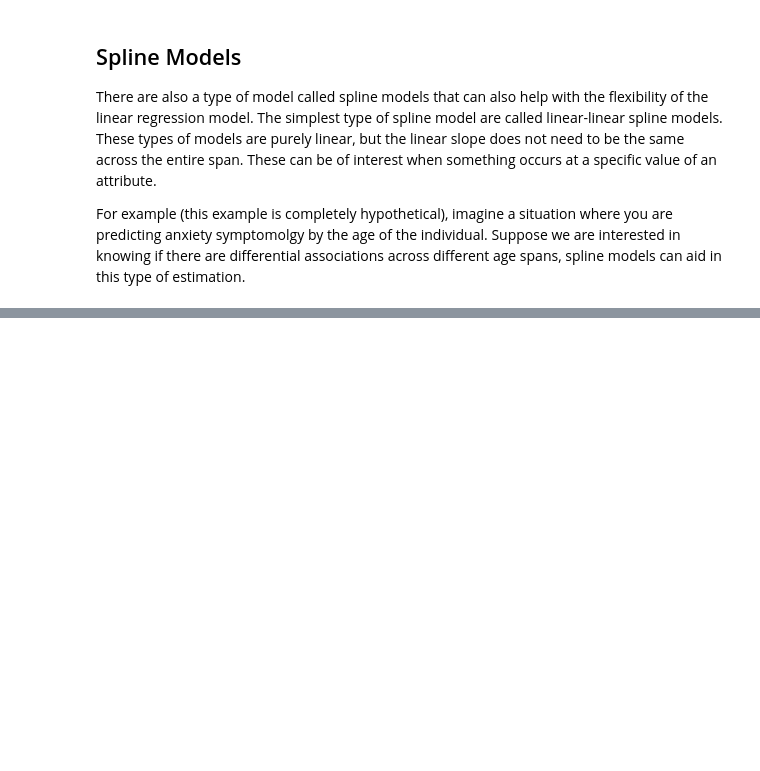
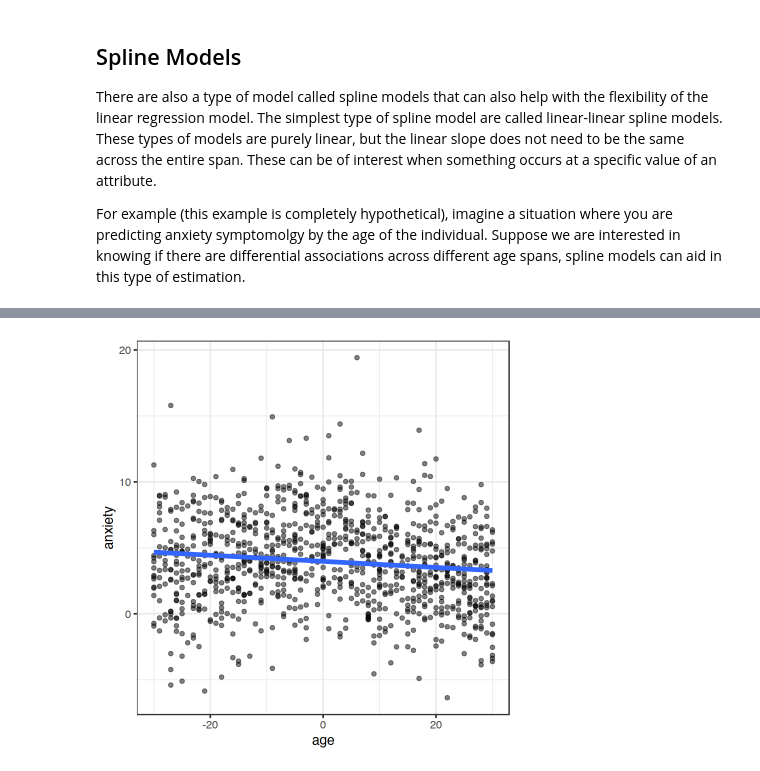
Before and after one commit to lebebr01/psqf_6243, a Jupyter notebook: course-notes/15-non-linear.ipynb, the cells around one changed output, grey strips where cells are left out. Saved outputs shown, nothing was run; the diff lists cells and outputs as text; code cells hidden in the pictures; blank space fills up the shorter version.

```diff
--- a/course-notes/15-non-linear.ipynb
+++ b/course-notes/15-non-linear.ipynb
@@ -106,20 +201,20 @@ sim_args <- list(
     formula = anxiety ~ 1 + age + age_group_post + age:age_group_post,
     fixed = list(
         age = list(var_type = 'ordinal',
-        levels = 20:80)
+        levels = -30:30)
     ),
     post = list(age_group_post = list(variable = 'age',
                                fun = 'ifelse',
-                               condition = '>= 50',
+                               condition = '>= 0',
                                yes = 1,
                                no = 0)),
-    error = list(variance = 50),
+    error = list(variance = 10),
     sample_size = 1000,
     reg_weights = c(5, 0.05, 0, -0.15)
 )
 
-anxiety_data <- simulate_fixed(data = NULL, sim_args) |>
+anxiety_data2 <- simulate_fixed(data = NULL, sim_args) |>
   simulate_error(sim_args) |>
   generate_response(sim_args)
 
-head(anxiety_data)
+head(anxiety_data2)
@@ -126,4 +231,6 @@ head(anxiety_data)
 # %%
-gf_point(anxiety ~ age, data = anxiety_data, size = 2, alpha = 0.5) |>
+gf_point(anxiety ~ age, data = anxiety_data2, size = 2, alpha = 0.5) |>
   gf_smooth(method = 'lm', linewidth = 2)
+# %% [output]
+[figure, added]
 # %%
```
Also changed, not shown: parts of 20 cells of this notebook, 10 other files.
